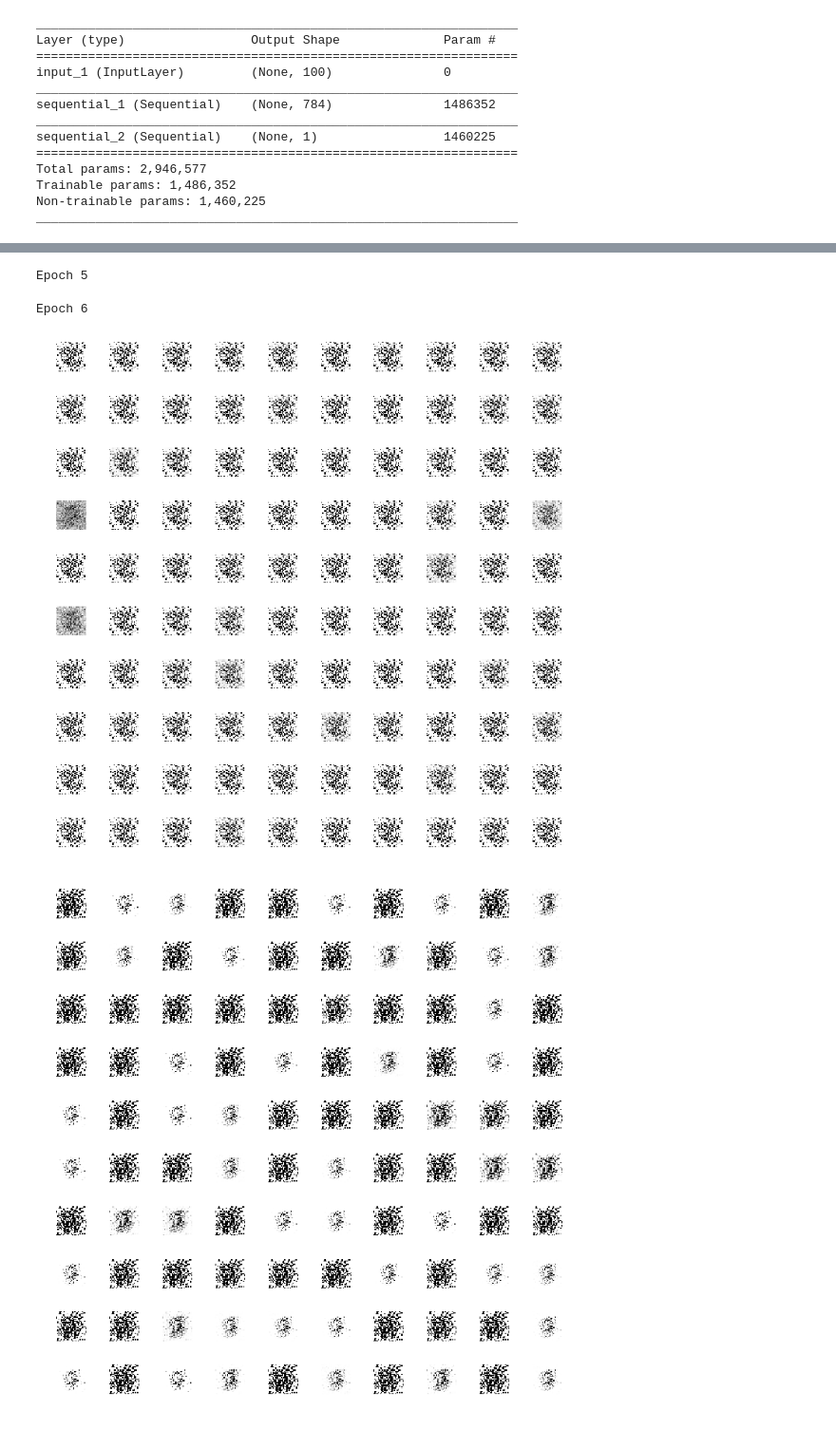
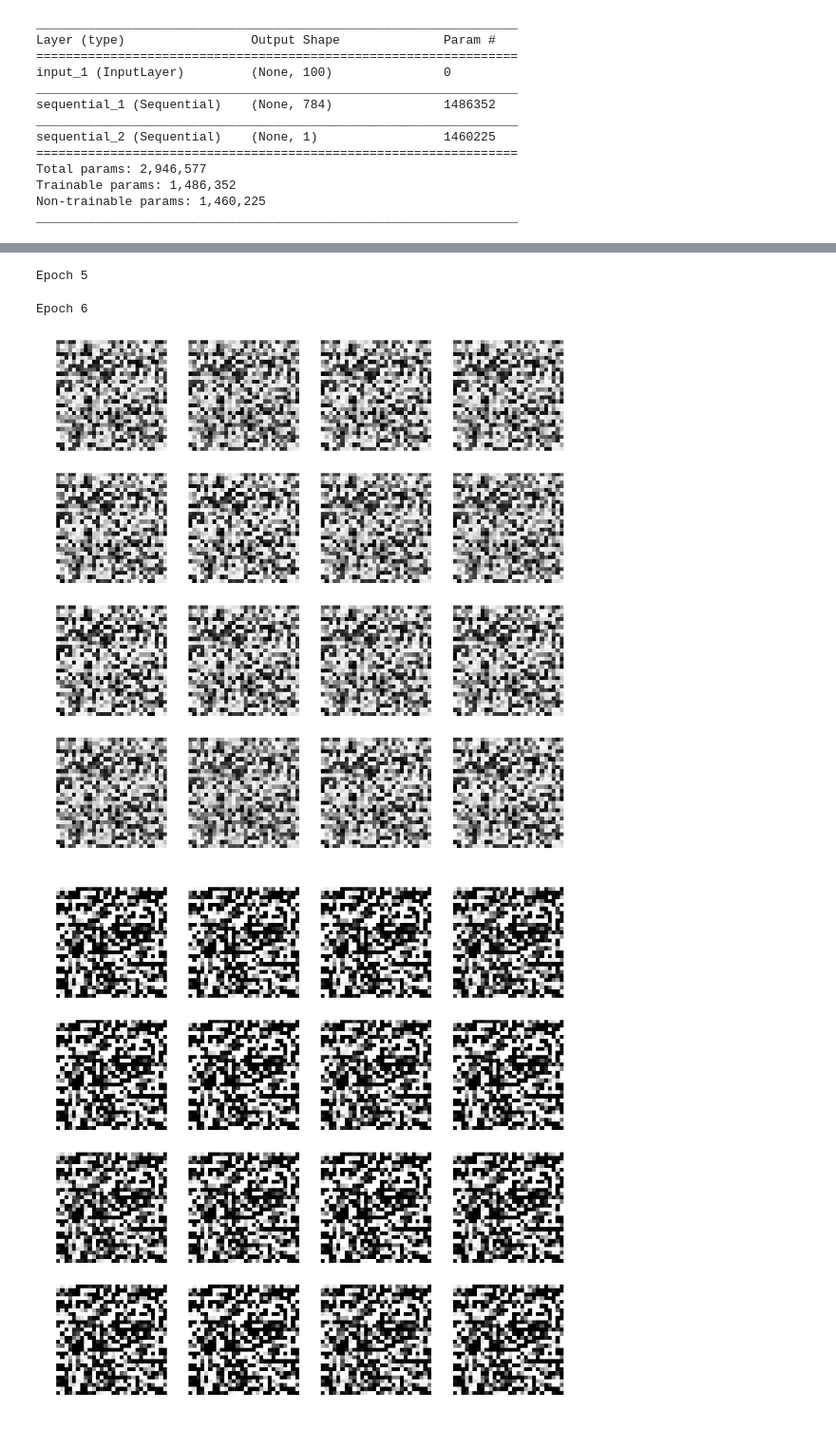
Before and after one commit to jchen8000/MachineLearning, a Jupyter notebook: Generative Adversarial Network/generative_adversarial_network.ipynb, the cells around one changed output, grey strips where cells are left out. Shown at 95% size. Drawn from its saved outputs; the diff is of its cells as text; code cells hidden in the pictures.

```diff
--- a/Generative Adversarial Network/generative_adversarial_network.ipynb
+++ b/Generative Adversarial Network/generative_adversarial_network.ipynb
@@ -136,17 +136,17 @@ Trainable params: 1,486,352
 Non-trainable params: 1,460,225
 _________________________________________________________________
 # %%
-def plot_generated_images(epoch, generator, examples=100, dim=(10,10), figsize=(10,10)):
+def plot_generated_images(epoch, generator, examples=16, dim=(4,4), figsize=(10,10)):
     noise= np.random.normal(loc=0, scale=1, size=[examples, 100])
     generated_images = generator.predict(noise)
-    generated_images = generated_images.reshape(100,28,28)
+    generated_images = generated_images.reshape(examples,28,28)
     plt.figure(figsize=figsize)
     for i in range(generated_images.shape[0]):
         plt.subplot(dim[0], dim[1], i+1)
         plt.imshow(generated_images[i], interpolation='nearest', cmap='binary')
         plt.axis('off')
     plt.tight_layout()
-    plt.savefig('gan_generated_image %d.png' %epoch)
+    #plt.savefig('gan_generated_image %d.png' %epoch)
 # %%
 def training(epochs=1, batch_size=128):
 
@@ -199,13 +199,13 @@ def training(epochs=1, batch_size=128):
 
             plot_generated_images(e, generator)
 # %%
-training(6,128)
+training(6,16)
 # %% [output]
 Epoch 1
 Epoch 2
 Epoch 3
 Epoch 4
 Epoch 5
 Epoch 6
-[figure, old version]
+[figure, new version]
-[figure, old version]
+[figure, new version]
```
Also changed, not shown: parts of 2 cells of this notebook.
